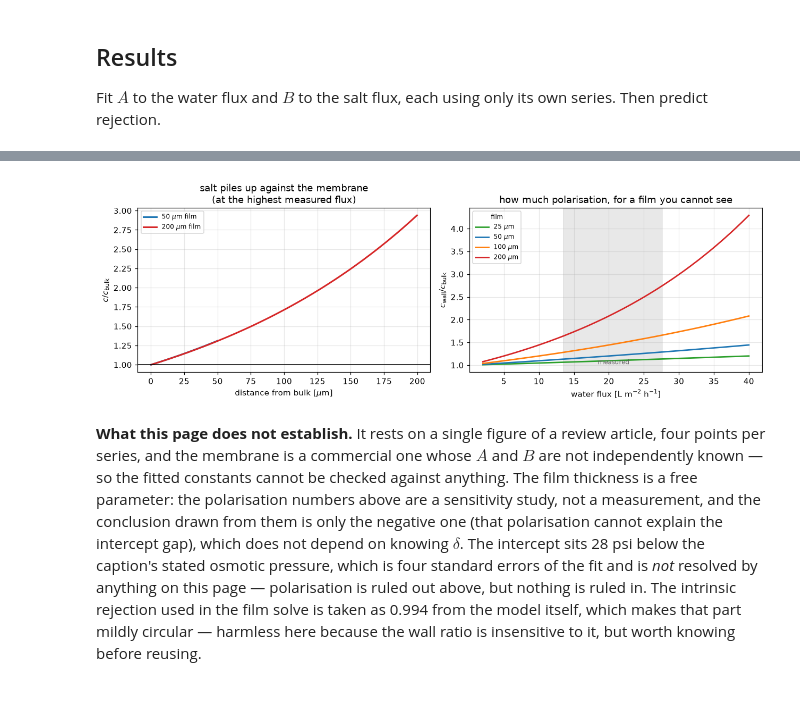
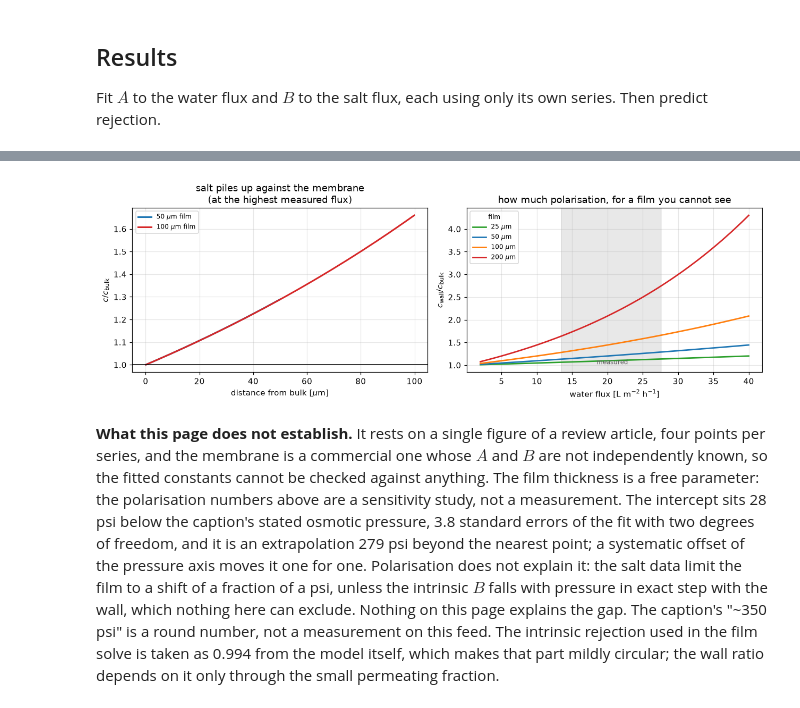
Before and after one commit to computational-chemical-engineering/pymrm-gallery, a Jupyter notebook: pages/H1.7-solution-diffusion/index.ipynb, the cells around one changed output, grey strips where cells are left out. Saved outputs shown, nothing was run; the diff lists cells and outputs as text; code cells hidden in the pictures.

```diff
--- a/pages/H1.7-solution-diffusion/index.ipynb
+++ b/pages/H1.7-solution-diffusion/index.ipynb
@@ -241,0 +252,16 @@ pymrm film solve vs its closed form, 50 um film:
+# %%
+def film(J_lmh, delta, D=D_SALT, R_int=R_INT, **kw):
+    """c_wall/c_bulk for a flux in L/(m2 h) and a film thickness in m."""
+    return film_wall_ratio(J_lmh * LMH, delta, D, R_int, **kw)
+
+
+def film_exact(J_lmh, delta, D=D_SALT, R_int=R_INT):
+    return film_analytic(J_lmh * LMH, delta, D, R_int)
+
+
+rows = [f"{'Jv [L/m2/h]':>12}{'Pe':>8}{'pymrm':>10}{'analytic':>10}{'rel err':>11}"]
+for JL in water.value.values:
+    num, ana = film(JL, 50e-6), film_exact(JL, 50e-6)
+    rows.append(f"{JL:12.3f}{JL*LMH*50e-6/D_SALT:8.3f}{num:10.5f}{ana:10.5f}"
+                f"{abs(num-ana)/ana:11.2e}")
+print("pymrm film solve vs its closed form, 50 um film, n = 400:\n" + "\n".join(rows))
@@ -458,41 +1064,44 @@ for this data set*, and now for a stated reason rather than by assumption.
 # %%
-x50, c50 = film_wall_ratio(29.5*LMH, 50e-6, profile=True)
-x200, c200 = film_wall_ratio(29.5*LMH, 200e-6, profile=True)
+J_MAX = water.value.max()
+x50, c50 = film(J_MAX, 50e-6, profile=True)
+x100, c100 = film(J_MAX, 100e-6, profile=True)
 fig, ax = plt.subplots(1, 2, figsize=(11.6, 4.0))
-ax[0].plot(x50*1e6, c50, lw=2, color="tab:blue", label="50 $\\mu$m film")
-ax[0].plot(x200*1e6, c200, lw=2, color="tab:red", label="200 $\\mu$m film")
+ax[0].plot(x50 * 1e6, c50, lw=2, color="tab:blue", label="50 $\\mu$m film")
+ax[0].plot(x100 * 1e6, c100, lw=2, color="tab:red", label="100 $\\mu$m film")
 ax[0].axhline(1.0, color="k", lw=1)
 ax[0].set(xlabel="distance from bulk [$\\mu$m]", ylabel="$c/c_\\mathrm{bulk}$",
           title="salt piles up against the membrane\n(at the highest measured flux)")
 ax[0].legend(fontsize=8)
 
 JL = np.linspace(2, 40, 60)
 for dl, col in ((25e-6, "tab:green"), (50e-6, "tab:blue"), (100e-6, "tab:orange"),
                 (200e-6, "tab:red")):
-    ax[1].plot(JL, [film_wall_ratio(j*LMH, dl) for j in JL], lw=1.8, color=col,
-               label=f"{dl*1e6:.0f} $\\mu$m")
-ax[1].axvspan(J_w.min(), J_w.max(), color="grey", alpha=0.18)
-ax[1].text(J_w.mean(), 1.02, "measured", ha="center", fontsize=8, color="0.35")
-ax[1].set(xlabel="water flux [L m$^{-2}$ h$^{-1}$]", ylabel="$c_\\mathrm{wall}/c_\\mathrm{bulk}$",
+    ax[1].plot(JL, [film(j, dl) for j in JL], lw=1.8, color=col, label=f"{dl*1e6:.0f} $\\mu$m")
+ax[1].axvspan(water.value.min(), J_MAX, color="grey", alpha=0.18)
+ax[1].text(water.value.mean(), 1.02, "measured", ha="center", fontsize=8, color="0.35")
+ax[1].set(xlabel="water flux [L m$^{-2}$ h$^{-1}$]",
+          ylabel="$c_\\mathrm{wall}/c_\\mathrm{bulk}$",
           title="how much polarisation, for a film you cannot see")
 ax[1].legend(fontsize=8, title="film", title_fontsize=8)
 fig.tight_layout(); plt.show()
 # %% [output]
-[figure, old version]
+[figure, new version]
 # %% [markdown]
-**What this page does not establish.** It rests on a single
-figure of a review article, four points per series, and the membrane is a
-commercial one whose $A$ and $B$ are not independently known — so the fitted
-constants cannot be checked against anything. The film thickness is a free
-parameter: the polarisation numbers above are a sensitivity study, not a
-measurement, and the conclusion drawn from them is only the negative one (that
-polarisation cannot explain the intercept gap), which does not depend on knowing
-$\delta$. The intercept sits 28 psi below the caption's stated osmotic pressure,
-which is four standard errors of the fit and is *not* resolved by anything on
-this page — polarisation is ruled out above, but nothing is ruled in. The
-intrinsic rejection used in the film solve is taken as 0.994 from
-the model itself, which makes that part mildly circular — harmless here because
-the wall ratio is insensitive to it, but worth knowing before reusing.
+**What this page does not establish.** It rests on a single figure of a review
+article, four points per series, and the membrane is a commercial one whose $A$
+and $B$ are not independently known, so the fitted constants cannot be checked
+against anything. The film thickness is a free parameter: the polarisation
+numbers above are a sensitivity study, not a measurement. The intercept sits
+28 psi below the caption's stated osmotic pressure, 3.8 standard errors of the
+fit with two degrees of freedom, and it is an extrapolation 279 psi beyond the
+nearest point; a systematic offset of the pressure axis moves it one for one.
+Polarisation does not explain it: the salt data limit the film to a shift of
+a fraction of a psi, unless the intrinsic $B$ falls with pressure in exact step with the
+wall, which nothing here can exclude. Nothing on this page explains the gap.
+The caption's "~350 psi" is a round number, not a
+measurement on this feed. The intrinsic rejection used in the film solve is
+taken as 0.994 from the model itself, which makes that part mildly circular;
+the wall ratio depends on it only through the small permeating fraction.
 # %% [markdown]
 ## Reuse
 
```
Also changed, not shown: parts of 34 cells of this notebook, 8 other files.
